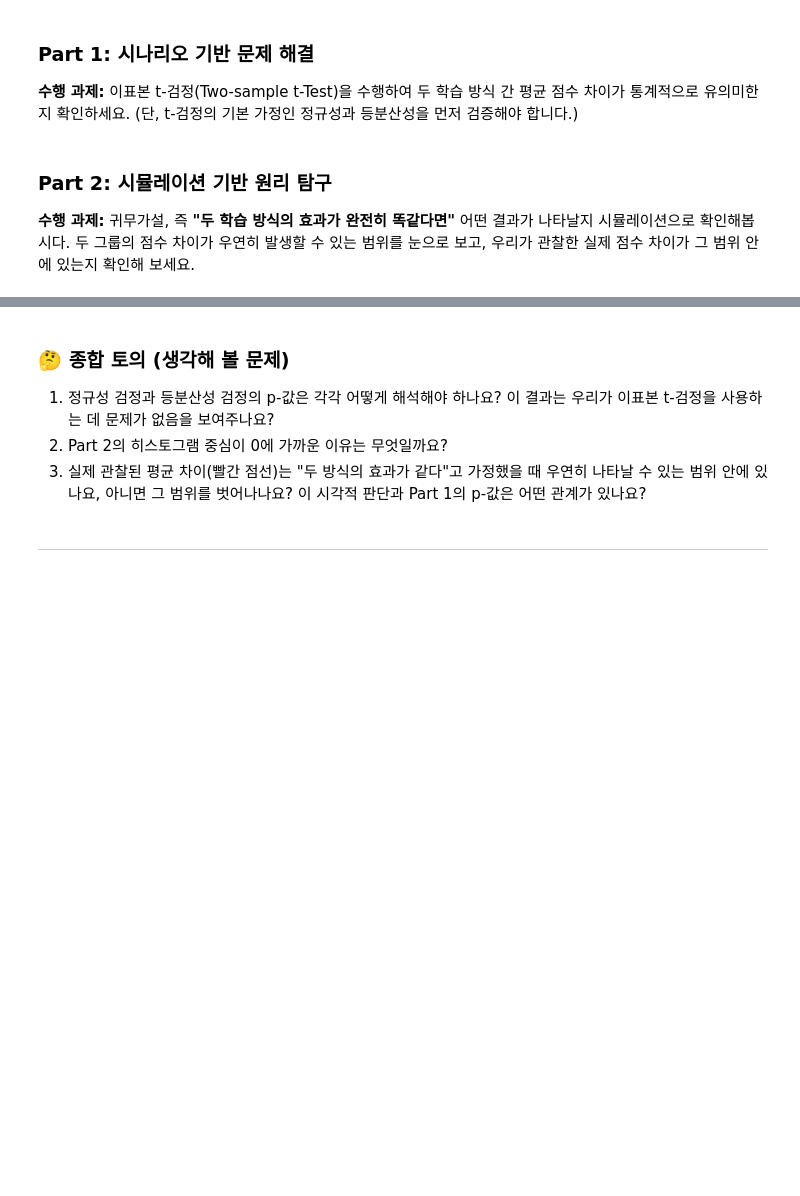
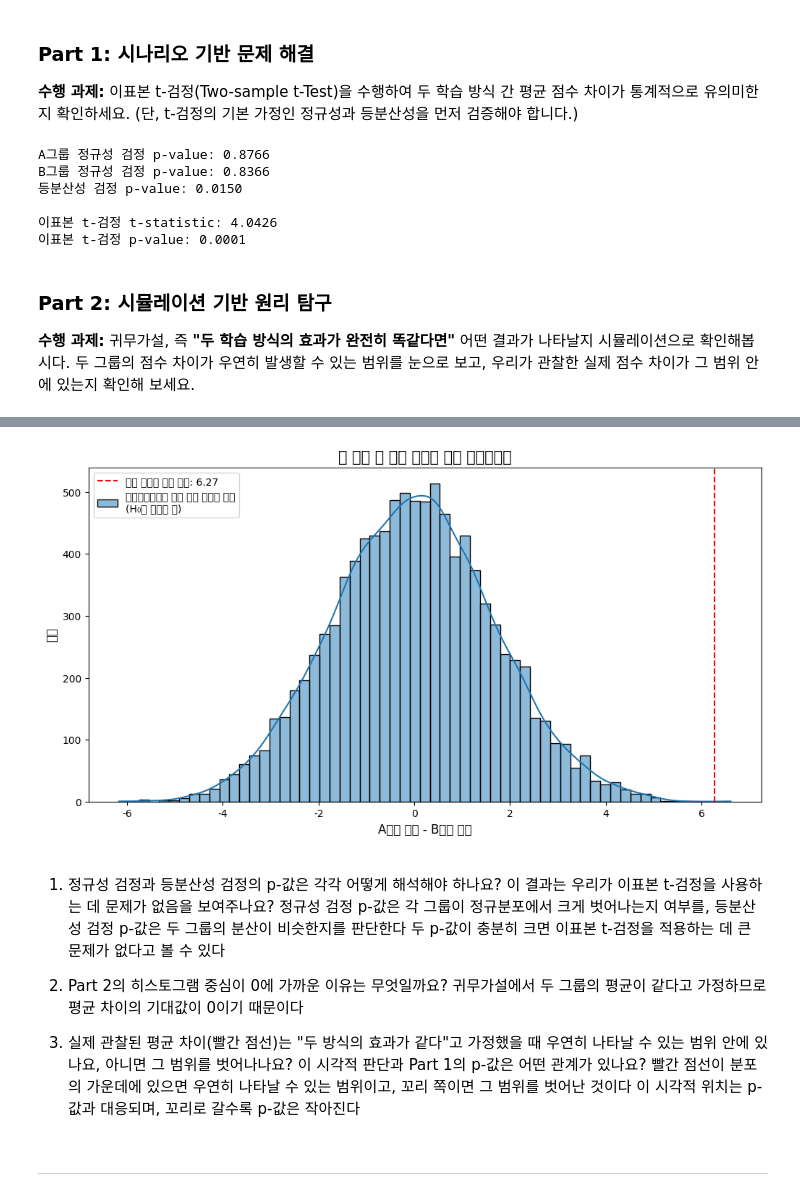
Before and after one commit to ary3120-droid/myproject, a Jupyter notebook: 12_15.ipynb, the cells around one changed output, grey strips where cells are left out. Drawn from its saved outputs; the diff is of its cells as text; code cells hidden in the pictures; blank space fills up the shorter version.

```diff
--- a/12_15.ipynb
+++ b/12_15.ipynb
@@ -185,59 +273,87 @@ plt.show()
 
 **수행 과제:** 이표본 t-검정(Two-sample t-Test)을 수행하여 두 학습 방식 간 평균 점수 차이가 통계적으로 유의미한지 확인하세요. (단, t-검정의 기본 가정인 정규성과 등분산성을 먼저 검증해야 합니다.)
 # %%
+import numpy as np
+from scipy.stats import shapiro, levene, ttest_ind
+
 # 데이터 생성
 np.random.seed(0)
 group_a_scores = np.random.normal(loc=85, scale=8, size=50)
 group_b_scores = np.random.normal(loc=80, scale=7, size=50)
 
-# [작성] 1. 정규성 검정 (Shapiro-Wilk test)
+# 1. 정규성 검정 (Shapiro-Wilk test)
 # H₀: 데이터는 정규분포를 따른다.
-# 두 그룹에 대해 각각 정규성 검정을 수행하고 p-값을 출력하세요.
-shapiro_a_pvalue = # 여기에 코드 작성
-shapiro_b_pvalue = # 여기에 코드 작성
+shapiro_a_pvalue = shapiro(group_a_scores).pvalue
+shapiro_b_pvalue = shapiro(group_b_scores).pvalue
+
 print(f"A그룹 정규성 검정 p-value: {shapiro_a_pvalue:.4f}")
 print(f"B그룹 정규성 검정 p-value: {shapiro_b_pvalue:.4f}")
 
-
-# [작성] 2. 등분산성 검정 (Levene's test)
+# 2. 등분산성 검정 (Levene's test)
 # H₀: 두 그룹의 분산은 같다.
-# 두 그룹에 대해 등분산성 검정을 수행하고 p-값을 출력하세요.
-levene_pvalue = # 여기에 코드 작성
+levene_pvalue = levene(group_a_scores, group_b_scores).pvalue
 print(f"등분산성 검정 p-value: {levene_pvalue:.4f}")
 
-
-# [작성] 3. 이표본 t-검정
+# 3. 이표본 t-검정
 # H₀: 두 그룹의 평균은 같다.
 # H₁: 두 그룹의 평균은 다르다.
-# 등분산성 가정을 만족했는지 여부에 따라 equal_var 인수를 설정하여 t-검정을 수행하세요.
-t_statistic, p_value = # 여기에 코드 작성
+equal_var = levene_pvalue >= 0.05
+
+t_statistic, p_value = ttest_ind(
+    group_a_scores,
+    group_b_scores,
+    equal_var=equal_var
+)
+
 print(f"\n이표본 t-검정 t-statistic: {t_statistic:.4f}")
 print(f"이표본 t-검정 p-value: {p_value:.4f}")
+# %% [output]
+A그룹 정규성 검정 p-value: 0.8766
+B그룹 정규성 검정 p-value: 0.8366
+등분산성 검정 p-value: 0.0150
+
+이표본 t-검정 t-statistic: 4.0426
+이표본 t-검정 p-value: 0.0001
 # %% [markdown]
 ### **Part 2: 시뮬레이션 기반 원리 탐구**
 
 **수행 과제:** 귀무가설, 즉 **"두 학습 방식의 효과가 완전히 똑같다면"** 어떤 결과가 나타날지 시뮬레이션으로 확인해봅시다. 두 그룹의 점수 차이가 우연히 발생할 수 있는 범위를 눈으로 보고, 우리가 관찰한 실제 점수 차이가 그 범위 안에 있는지 확인해 보세요.
 # %%
+import numpy as np
+import matplotlib.pyplot as plt
+import seaborn as sns
+
 # 1. 시뮬레이션 설정
 # H₀가 사실이라고 가정: 두 그룹의 평균은 같다.
-# 두 그룹의 모든 데이터를 합쳐서 하나의 거대한 모집단(H₀)을 만듭니다.
 combined_scores = np.concatenate([group_a_scores, group_b_scores])
 num_simulations = 10000
 simulated_diffs = []
 
-# [작성] for 반복문을 사용하여 시뮬레이션을 10,000번 수행하세요.
-# 각 반복마다, 합쳐진 데이터(combined_scores)에서 비복원추출로 50개(가상 A그룹)와 나머지 50개(가상 B그룹)를 뽑아
-# 두 그룹의 평균 차이를 계산하고 simulated_diffs 리스트에 추가하세요.
+# [작성] 시뮬레이션 수행
 for _ in range(num_simulations):
-    # 여기에 코드 작성
+    shuffled = np.random.permutation(combined_scores)
+    simulated_a = shuffled[:50]
+    simulated_b = shuffled[50:]
+    simulated_diffs.append(np.mean(simulated_a) - np.mean(simulated_b))
 
 # 2. 시각화
 observed_diff = np.mean(group_a_scores) - np.mean(group_b_scores)
+
 plt.figure(figsize=(12, 6))
-sns.histplot(simulated_diffs, kde=True, label='시뮬레이션으로 얻은 평균 차이의 분포\n(H₀가 사실일 때)')
-plt.axvline(x=observed_diff, color='red', linestyle='--', label=f'실제 관찰된 평균 차이: {observed_diff:.2f}')
+sns.histplot(
+    simulated_diffs,
+    kde=True,
+    label='시뮬레이션으로 얻은 평균 차이의 분포\n(H₀가 사실일 때)'
+)
+plt.axvline(
+    x=observed_diff,
+    color='red',
+    linestyle='--',
+    label=f'실제 관찰된 평균 차이: {observed_diff:.2f}'
+)
 plt.title("두 그룹 간 평균 차이의 분포 시뮬레이션", fontsize=15)
 plt.xlabel("A그룹 평균 - B그룹 평균", fontsize=12)
 plt.ylabel("빈도", fontsize=12)
 plt.legend()
 plt.show()
+# %% [output]
@@ -244,9 +377,15 @@ plt.show()
+[figure, added]
 # %% [markdown]
-### **🤔 종합 토의 (생각해 볼 문제)**
+1. 정규성 검정과 등분산성 검정의 p-값은 각각 어떻게 해석해야 하나요? 이 결과는 우리가 이표본 t-검정을 사용하는 데 문제가 없음을 보여주나요?
+   정규성 검정 p-값은 각 그룹이 정규분포에서 크게 벗어나는지 여부를, 등분산성 검정 p-값은 두 그룹의 분산이 비슷한지를 판단한다
+   두 p-값이 충분히 크면 이표본 t-검정을 적용하는 데 큰 문제가 없다고 볼 수 있다
 
-1.  정규성 검정과 등분산성 검정의 p-값은 각각 어떻게 해석해야 하나요? 이 결과는 우리가 이표본 t-검정을 사용하는 데 문제가 없음을 보여주나요?
-2.  Part 2의 히스토그램 중심이 0에 가까운 이유는 무엇일까요?
-3.  실제 관찰된 평균 차이(빨간 점선)는 "두 방식의 효과가 같다"고 가정했을 때 우연히 나타날 수 있는 범위 안에 있나요, 아니면 그 범위를 벗어나나요? 이 시각적 판단과 Part 1의 p-값은 어떤 관계가 있나요?
+2. Part 2의 히스토그램 중심이 0에 가까운 이유는 무엇일까요?
+   귀무가설에서 두 그룹의 평균이 같다고 가정하므로 평균 차이의 기대값이 0이기 때문이다
+
+3. 실제 관찰된 평균 차이(빨간 점선)는 "두 방식의 효과가 같다"고 가정했을 때 우연히 나타날 수 있는 범위 안에 있나요, 아니면 그 범위를 벗어나나요? 이 시각적 판단과 Part 1의 p-값은 어떤 관계가 있나요?
+   빨간 점선이 분포의 가운데에 있으면 우연히 나타날 수 있는 범위이고, 꼬리 쪽이면 그 범위를 벗어난 것이다
+   이 시각적 위치는 p-값과 대응되며, 꼬리로 갈수록 p-값은 작아진다
 # %% [markdown]
 ---
 # %% [markdown]
```
Also changed, not shown: parts of 14 cells of this notebook.
